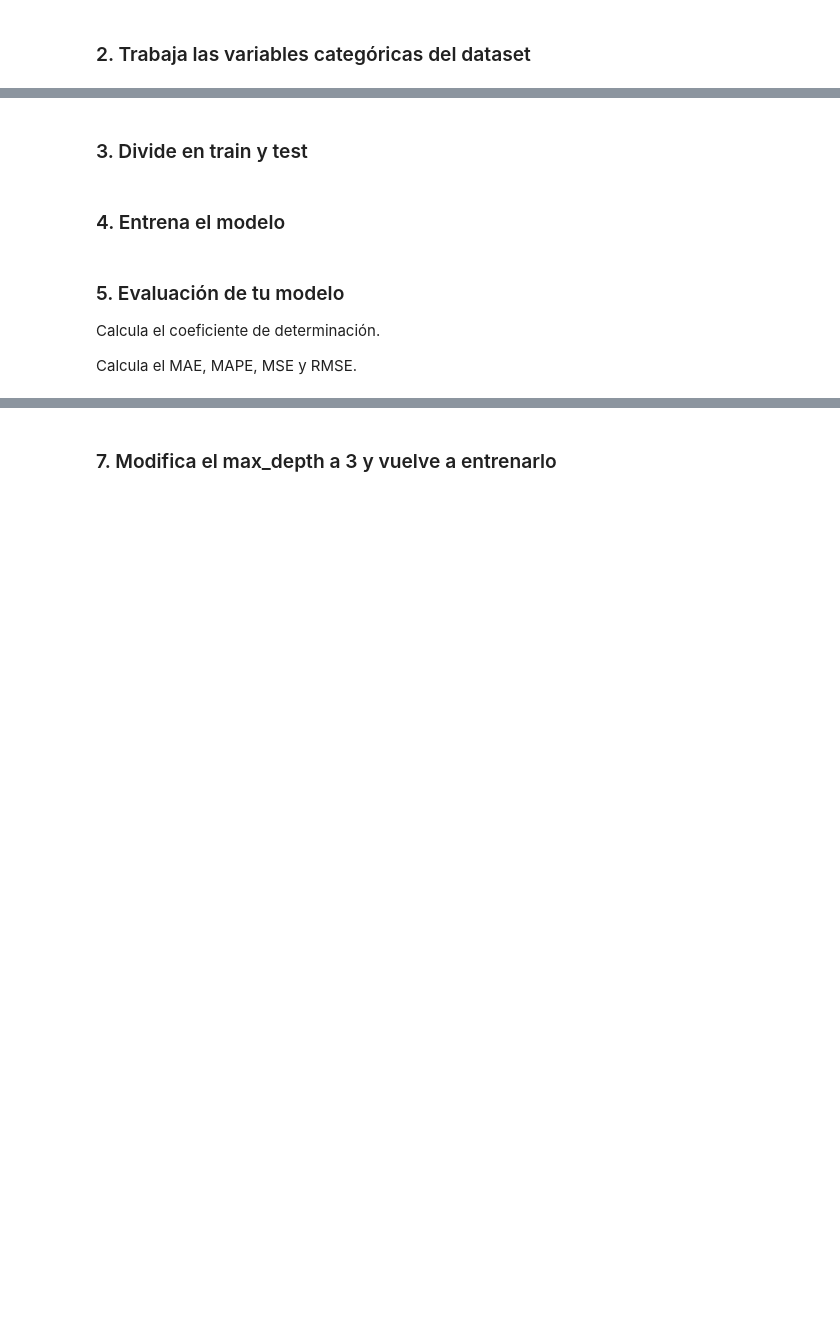
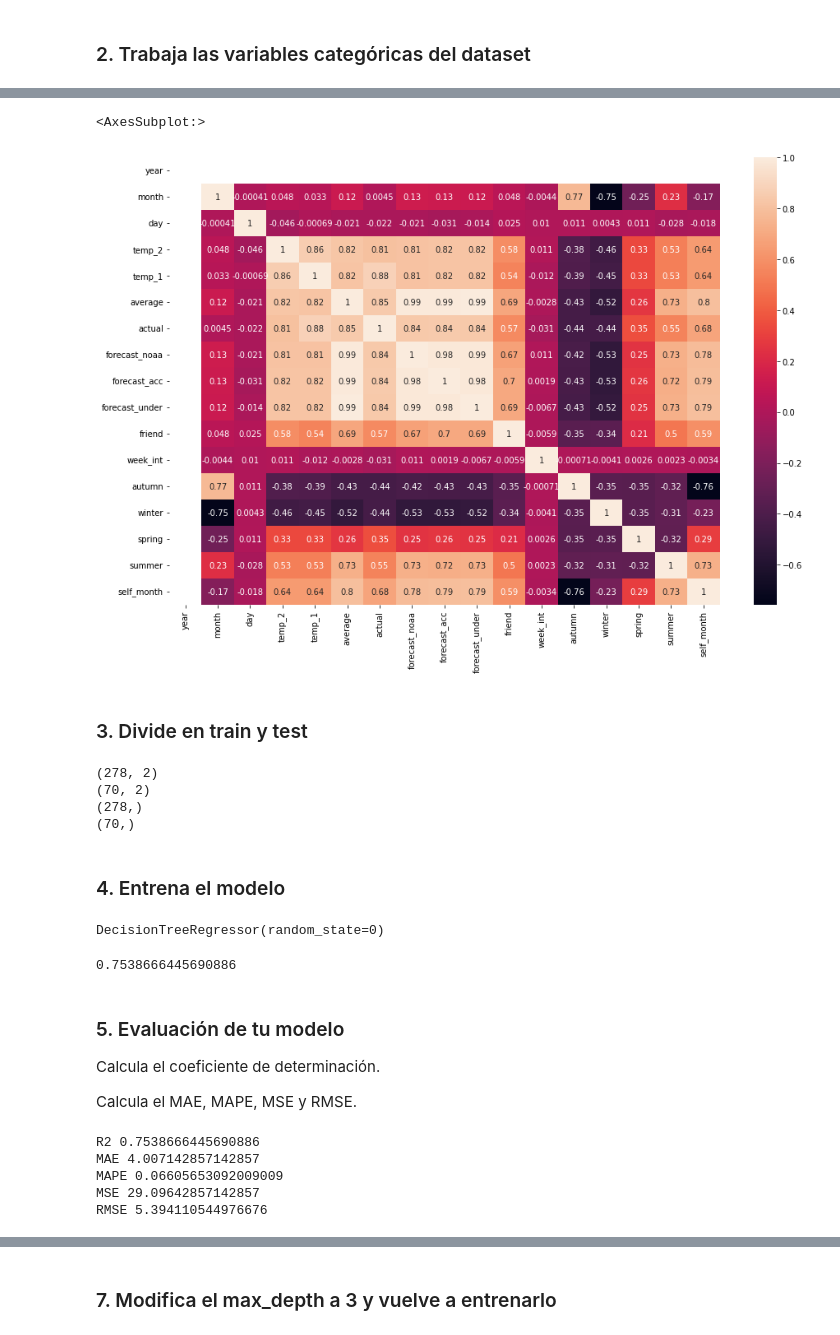
Before and after one commit to MNievas12/2304_dsft_thebridge, a Jupyter notebook: 3-Machine_Learning/1-Supervisado/3-RegorClass/5-Decision_Trees/ejercicio/DTrees_reg_class.ipynb, the cells around one changed output, grey strips where cells are left out. Saved outputs shown, nothing was run; the diff lists cells and outputs as text; code cells hidden in the pictures; blank space fills up the shorter version.

```diff
--- a/3-Machine_Learning/1-Supervisado/3-RegorClass/5-Decision_Trees/ejercicio/DTrees_reg_class.ipynb
+++ b/3-Machine_Learning/1-Supervisado/3-RegorClass/5-Decision_Trees/ejercicio/DTrees_reg_class.ipynb
@@ -19,0 +79,6 @@ Son datos de temperaturas tomados de la ciudad de Seattle. El objetivo es intent
+# %%
+from sklearn.preprocessing import LabelEncoder
+
+le = LabelEncoder()
+df['week_int'] = le.fit_transform(df['week'])
+df.head()
@@ -19,0 +112,13 @@ Son datos de temperaturas tomados de la ciudad de Seattle. El objetivo es intent
+# %%
+my_week = {
+    "Mon":1,
+    "Tues":2,
+    "Wed":3,
+    "Thurs":4,
+    "Fri":5,
+    "Sat":6,
+    "Sun":7
+}
+
+df['week_int'] = df['week'].replace(my_week)
+df.head()
@@ -19,0 +132,6 @@ Son datos de temperaturas tomados de la ciudad de Seattle. El objetivo es intent
+# %%
+df['autumn'] = np.where(df['month'].isin([10,11,12]), 1, 0)
+df['winter'] = np.where(df['month'].isin([1,2,3]), 1, 0)
+df['spring'] = np.where(df['month'].isin([4,5,6]), 1, 0)
+df['summer'] = np.where(df['month'].isin([7,8,9]), 1, 0)
+df.head()
@@ -19,0 +145,5 @@ Son datos de temperaturas tomados de la ciudad de Seattle. El objetivo es intent
+# %%
+my_month = {10:1,11:2,12:3,1:4,2:5,3:6,4:7,5:8,6:9,7:10,8:11,9:12}
+
+df['self_month'] = df['month'].replace(my_month)
+df.head()
@@ -20,2 +157,12 @@ Son datos de temperaturas tomados de la ciudad de Seattle. El objetivo es intent
+# %%
+import seaborn as sns
+import matplotlib.pyplot as plt
+
+plt.figure(figsize=(15,10))
+
+sns.heatmap(df.corr(), annot=True)
+# %% [output]
+<AxesSubplot:>
+[figure, added]
 # %% [markdown]
 ### 3. Divide en train y test
@@ -21,0 +176,10 @@ Son datos de temperaturas tomados de la ciudad de Seattle. El objetivo es intent
+# %%
+print(X_train.shape)
+print(X_test.shape)
+print(y_train.shape)
+print(y_test.shape)
+# %% [output]
+(278, 2)
+(70, 2)
+(278,)
+(70,)
@@ -24,6 +200,31 @@ Son datos de temperaturas tomados de la ciudad de Seattle. El objetivo es intent
+# %%
+dtr = DecisionTreeRegressor(random_state=0)
+dtr.fit(X_train, y_train)
+# %% [output]
+DecisionTreeRegressor(random_state=0)
+# %%
+dtr.score(X_test, y_test)
+# %% [output]
+0.7538666445690886
 # %% [markdown]
 ### 5. Evaluación de tu modelo
 Calcula el coeficiente de determinación.
 
 Calcula el MAE, MAPE, MSE y RMSE.
+# %%
+from sklearn.metrics import mean_absolute_error, mean_absolute_percentage_error, mean_squared_error, r2_score
+
+y_pred = dtr.predict(X_test)
+
+print("R2", r2_score(y_test, y_pred))
+print("MAE", mean_absolute_error(y_test, y_pred))
+print("MAPE", mean_absolute_percentage_error(y_test, y_pred))
+print("MSE", mean_squared_error(y_test, y_pred))
+print("RMSE", np.sqrt(mean_squared_error(y_test, y_pred)))
+# %% [output]
+R2 0.7538666445690886
+MAE 4.007142857142857
+MAPE 0.06605653092009009
+MSE 29.09642857142857
+RMSE 5.394110544976676
 # %% [markdown]
```
Also changed, not shown: parts of 49 cells of this notebook.
